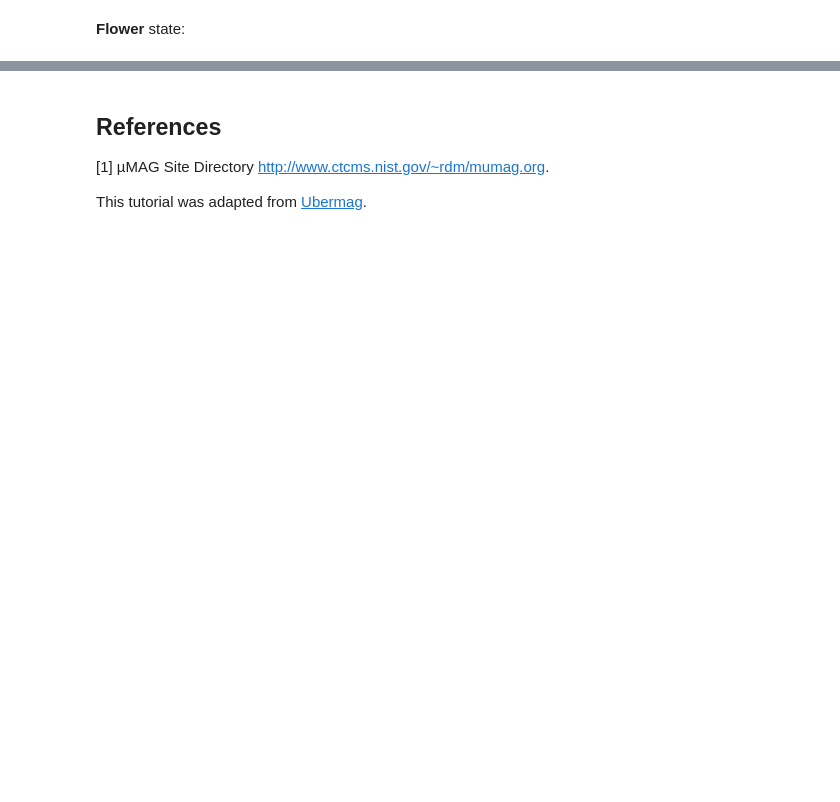
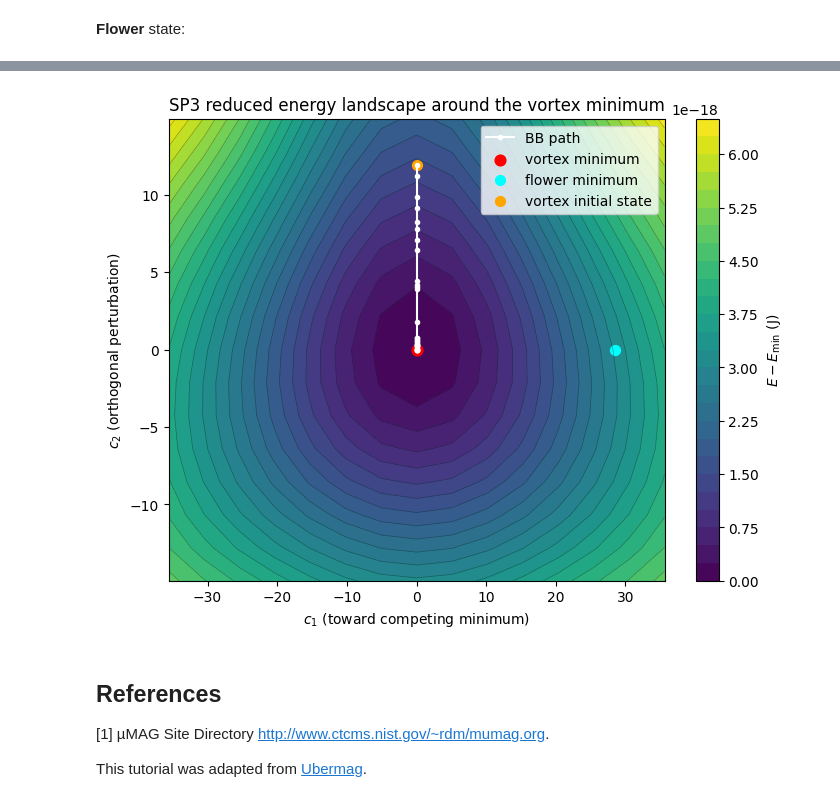
Before and after one commit to DavidLanders95/NeuralMagFork, a Jupyter notebook: docs/examples/standard-problem-3.ipynb, the cells around one changed output, grey strips where cells are left out. Saved outputs shown, nothing was run; the diff lists cells and outputs as text; code cells hidden in the pictures; blank space fills up the shorter version.

```diff
--- a/docs/examples/standard-problem-3.ipynb
+++ b/docs/examples/standard-problem-3.ipynb
@@ -192,0 +561,20 @@ From the plot, we can see that the energy crossing occurrs between $8.3l_\text{e
+# %%
+landscape_flower = plot_energy_landscape(
+    L=8.4,
+    target="vortex",
+    method="bb",
+    grid_size=15,
+    max_iter=40,
+    surface=False,
+)
+
+# Optional 3D view of the same reduced slice.
+# landscape_flower_surface = plot_energy_landscape(
+#     L=8.4,
+#     target="flower",
+#     method="bb",
+#     grid_size=15,
+#     max_iter=40,
+#     surface=True,
+# )
+# %% [output]
@@ -193,3 +598,4 @@ From the plot, we can see that the energy crossing occurrs between $8.3l_\text{e
+[figure, added]
 # %% [markdown]
 ## References
 
```
Also changed, not shown: parts of 17 cells of this notebook, 21 other files.
